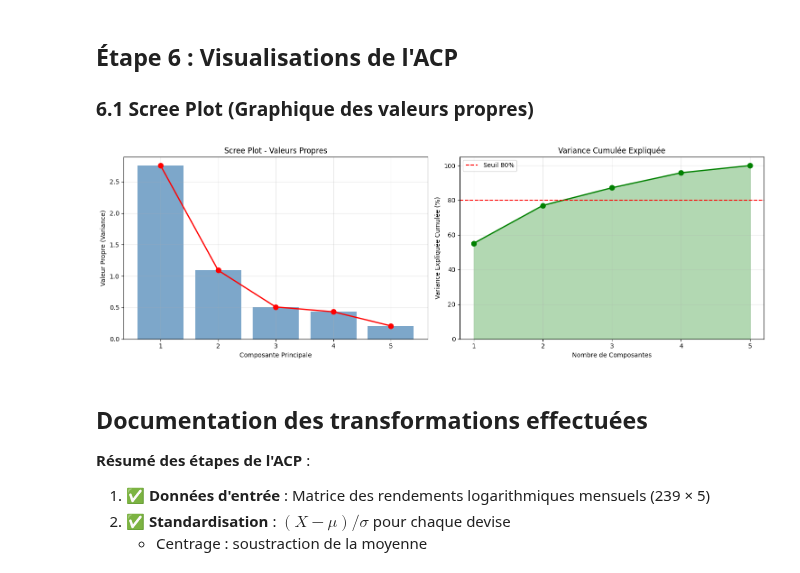
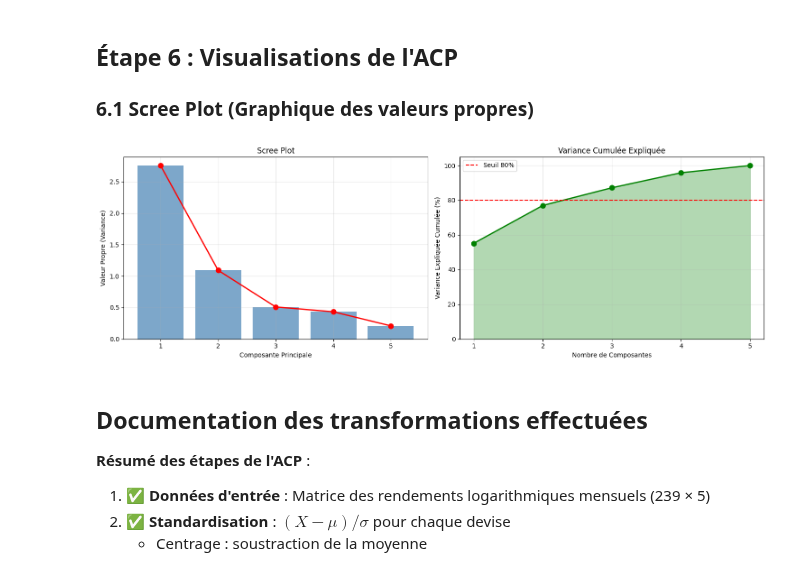
Before and after one commit to Lilas-Bertot/ETUDE-DE-CAS-2, a Jupyter notebook: Étude de cas 2.ipynb, the cells around one changed output. Cells and saved outputs as stored; diff of their text form; code cells hidden in the pictures.

```diff
--- a/Étude de cas 2.ipynb
+++ b/Étude de cas 2.ipynb
@@ -644,34 +644,35 @@ La règle du coude ("elbow rule") et le critère de Kaiser (valeur propre > 1) s
 # %%
 # Scree plot
 fig, (ax1, ax2) = plt.subplots(1, 2, figsize=(15, 5))
 
 n_components = len(eigenvalues)
 
 # Graphique des valeurs propres
 ax1.bar(range(1, n_components + 1), eigenvalues, alpha=0.7, color='steelblue')
 ax1.plot(range(1, n_components + 1), eigenvalues, 'ro-', linewidth=2, markersize=8)
 ax1.set_xlabel('Composante Principale')
 ax1.set_ylabel('Valeur Propre (Variance)')
-ax1.set_title('Scree Plot - Valeurs Propres')
+ax1.set_title('Scree Plot')
 ax1.set_xticks(range(1, n_components + 1))
 ax1.grid(True, alpha=0.3)
 
 # Graphique de la variance cumulée
 ax2.plot(range(1, n_components + 1), cumulative_variance * 100, 'go-', linewidth=2, markersize=8)
 ax2.axhline(y=80, color='r', linestyle='--', label='Seuil 80%')
 ax2.fill_between(range(1, n_components + 1), cumulative_variance * 100, alpha=0.3, color='green')
 ax2.set_xlabel('Nombre de Composantes')
 ax2.set_ylabel('Variance Expliquée Cumulée (%)')
 ax2.set_title('Variance Cumulée Expliquée')
 ax2.set_xticks(range(1, n_components + 1))
 ax2.set_ylim([0, 105])
 ax2.grid(True, alpha=0.3)
 ax2.legend()
 
 
-plt.tight_layout()plt.show()
+plt.tight_layout()
+plt.show()
 # %% [output]
-[figure, old version]
+[figure, new version]
 # %% [markdown]
 ## Documentation des transformations effectuées
 
```
Also changed, not shown: parts of 19 cells of this notebook, 1 other file.
